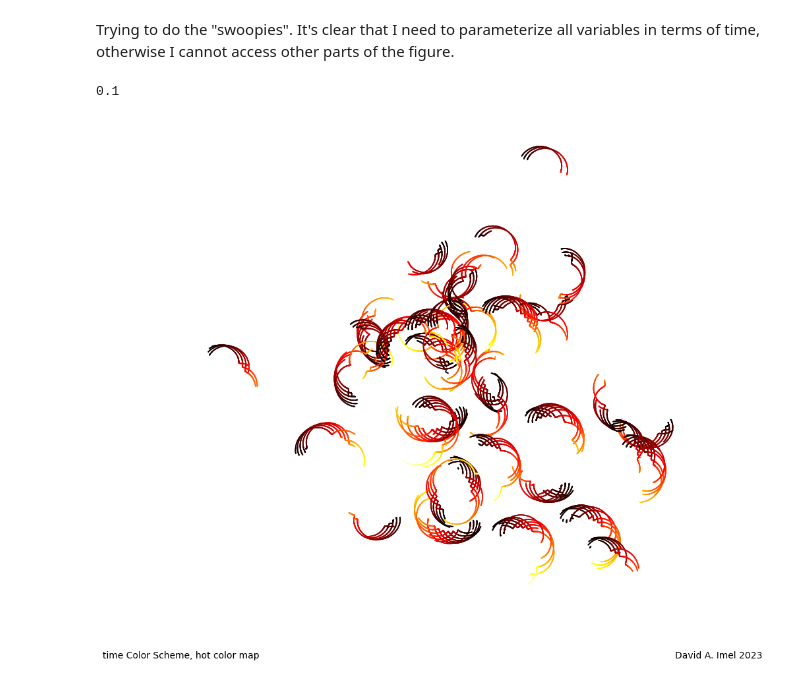
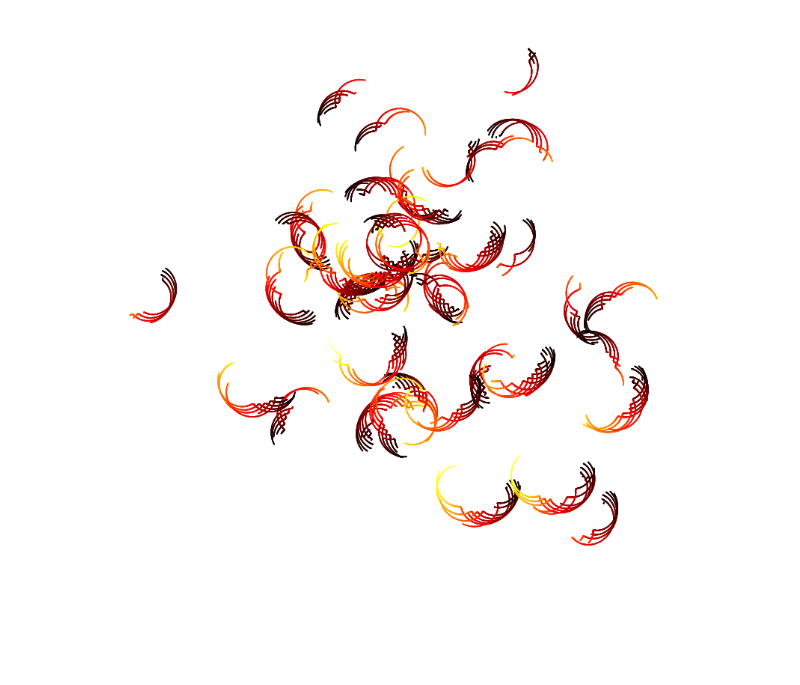
Before and after one commit to donalgrant/spiro, a Jupyter notebook: swoops.ipynb, the cells around one changed output. Saved outputs shown, nothing was run; the diff lists cells and outputs as text; code cells hidden in the pictures; blank space fills up the shorter version.

```diff
--- a/swoops.ipynb
+++ b/swoops.ipynb
@@ -2,29 +2,3 @@
 from SpiroData import *
 from SpiroDraw import *
 from spiro import *
-# %% [markdown]
-Trying to do the "swoopies".  It's clear that I need to parameterize all variables in terms of time, otherwise I cannot access other parts of the figure.
-# %%
-max(-1,0.1)
-# %% [output]
-0.1
-# %%
-f=SpiroFig()
-sd=SpiroData()
-np.random.seed(11)
-ring=10
-a=2.5
-bv=[0.9*a+0.03*a*i for i in range(10)]
-x0=np.random.standard_normal(40)*40-20
-y0=np.random.standard_normal(40)*40-20
-for o in range(x0.shape[0]):
-    o0=np.random.uniform(0,2*pi)
-    of0=np.random.uniform(2*pi)
-    for i in range(np.random.randint(3,10)):
-        l=max(0.01,0.26+0.15*np.random.standard_normal(1)[0])
-#        print(o,i,l)
-        sd.add(spiro_arc(x0=x0[o],y0=y0[o],orient=o0,
-                         R=ring,wheel=Wheel(a,bv[i],of0+pi/5*i),loops=l))
-f.plot(sd,color_scheme='time',cmap='hot')
-# %% [output]
-[figure, removed]
@@ -30,0 +8,4 @@ f.plot(sd,color_scheme='time',cmap='hot')
+# %%
+f.plot(swoops(),color_scheme='time',cmap='hot')
+# %% [output]
+[figure, added]
```
Also changed, not shown: parts of 3 cells of this notebook, 9 other files.
